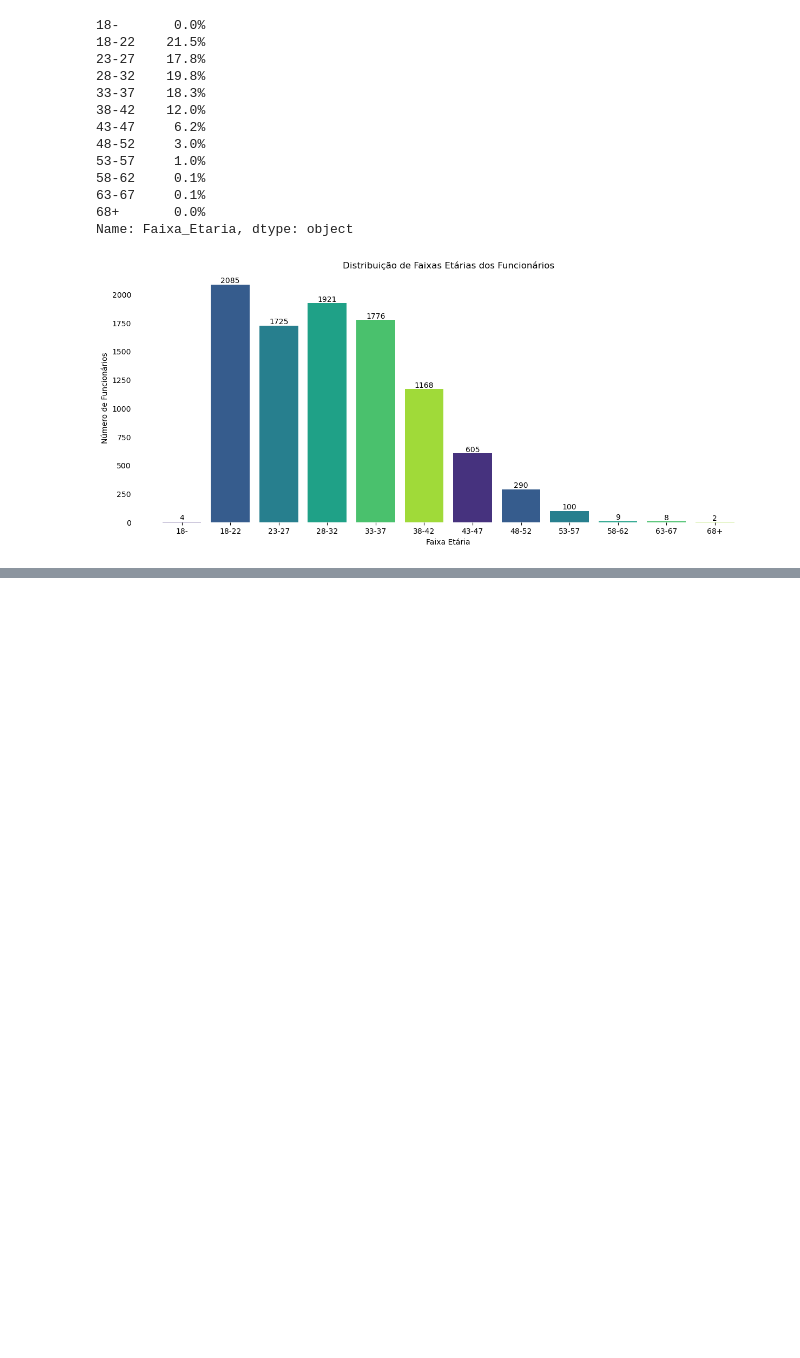
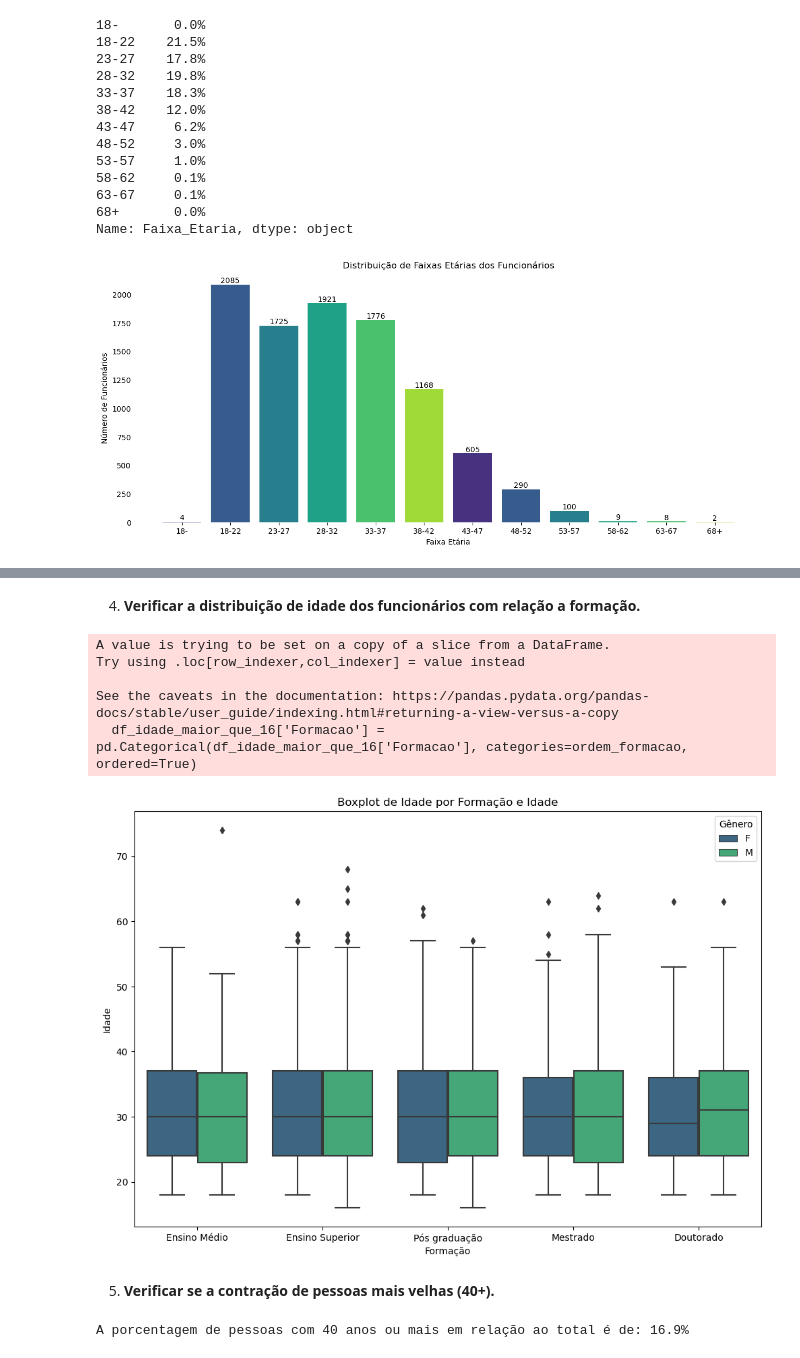
Before and after one commit to pedrolustosab/AdaHack-Dados, a Jupyter notebook: Análise Exploratória.ipynb, the cells around one changed output, grey strips where cells are left out. Saved outputs shown, nothing was run; the diff lists cells and outputs as text; code cells hidden in the pictures; blank space fills up the shorter version.

```diff
--- a/Análise Exploratória.ipynb
+++ b/Análise Exploratória.ipynb
@@ -797,0 +741,39 @@ Porcentagem de funcionários com idade superior a 40 anos e menos de 3 anos de t
+# %% [markdown]
+4. **Verificar a distribuição de idade dos funcionários com relação a formação.**
+# %%
+# Definir a ordem desejada de formação
+ordem_formacao = ['Ensino Médio', 'Ensino Superior', 'Pós graduação', 'Mestrado', 'Doutorado']
+
+# Definir a coluna 'Formacao' como categórica com a ordem desejada
+df_idade_maior_que_16['Formacao'] = pd.Categorical(df_idade_maior_que_16['Formacao'], categories=ordem_formacao, ordered=True)
+
+# Criar o boxplot
+plt.figure(figsize=(12, 8))
+sns.boxplot(data=df_idade_maior_que_16, x='Formacao', y='Idade', hue='Genero', palette='viridis', order=ordem_formacao)
+plt.title('Boxplot de Idade por Formação e Idade')
+plt.xlabel('Formação')
+plt.ylabel('Idade')
+plt.legend(title='Gênero')
+plt.show()
+# %% [output]
+A value is trying to be set on a copy of a slice from a DataFrame.
+Try using .loc[row_indexer,col_indexer] = value instead
+
+See the caveats in the documentation: https://pandas.pydata.org/pandas-docs/stable/user_guide/indexing.html#returning-a-view-versus-a-copy
+  df_idade_maior_que_16['Formacao'] = pd.Categorical(df_idade_maior_que_16['Formacao'], categories=ordem_formacao, ordered=True)
+[figure, added]
+# %% [markdown]
+5. **Verificar se a contração de pessoas mais velhas (40+).**
+# %%
+# Contando o número de pessoas com 40 anos ou mais
+pessoas_40_mais = len(df_idade_maior_que_16[df_idade_maior_que_16['Idade'] >= 40])
+
+# Calculando o total de pessoas
+total_pessoas = len(df_idade_maior_que_16)
+
+# Calculando a porcentagem de pessoas com 40 anos ou mais em relação ao total
+porcentagem_40_mais = (pessoas_40_mais / total_pessoas) * 100
+
+print(f"A porcentagem de pessoas com 40 anos ou mais em relação ao total é de: {porcentagem_40_mais:.1f}%")
+# %% [output]
+A porcentagem de pessoas com 40 anos ou mais em relação ao total é de: 16.9%
```
Also changed, not shown: parts of 14 cells of this notebook.
